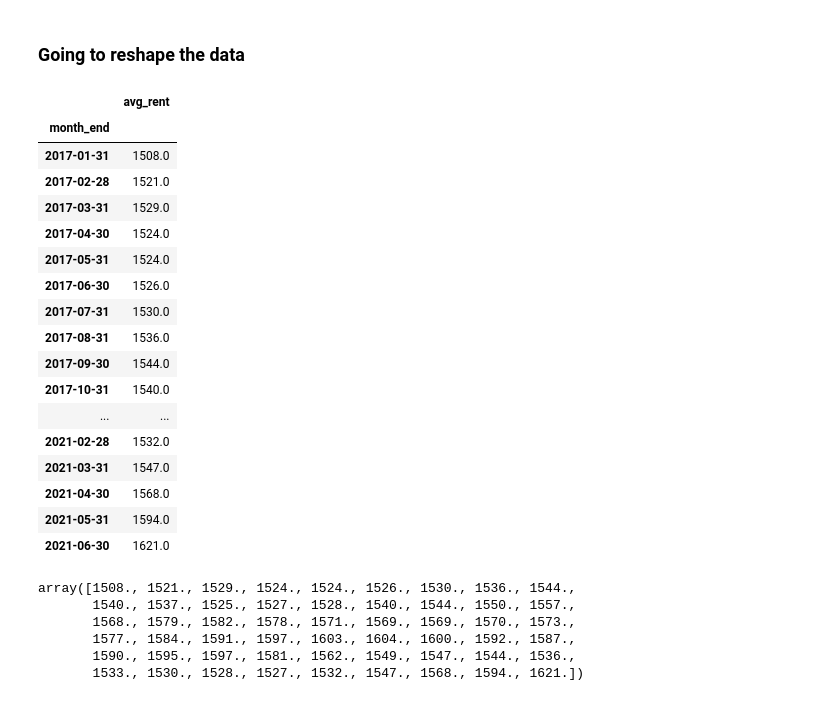
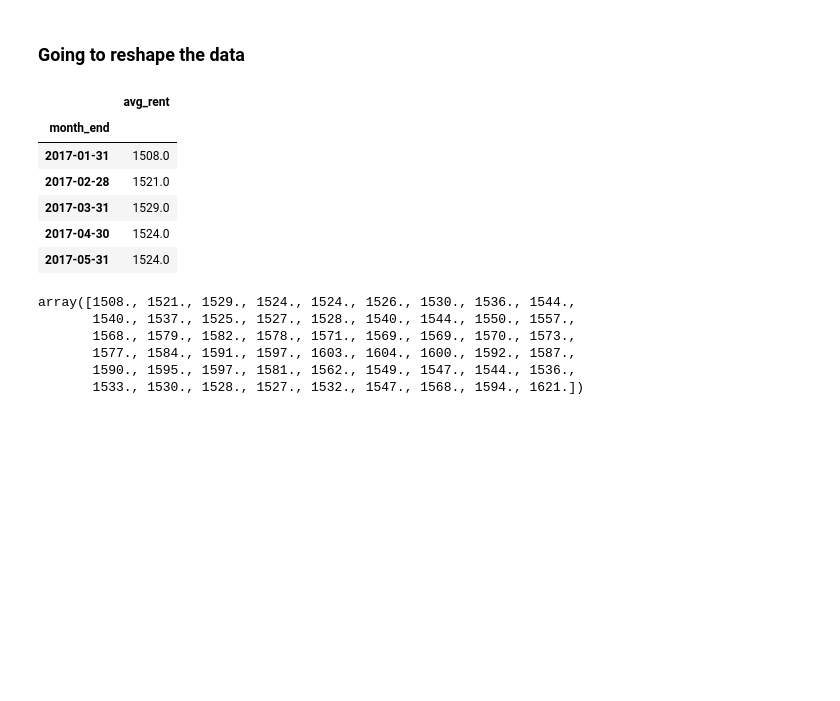
Before and after one commit to JeremyWeidner/421b_forecasting, a Jupyter notebook: arima_fit.ipynb, the cells around one changed output. Cells and saved outputs as stored; diff of their text form; code cells hidden in the pictures; blank space fills up the shorter version.

```diff
--- a/arima_fit.ipynb
+++ b/arima_fit.ipynb
@@ -39,45 +39,34 @@ record = df.loc[(df['CBSA_Name']== city_name) & (df['Bedroom_Size'] == bdrm)]
 
 record = record.T
 rename = record.columns[0]
 record = record.rename(columns={rename:'avg_rent'})
 record = record.iloc[4:]
 record['avg_rent'] = record['avg_rent'].astype(float)
 record.reset_index(inplace = True)
 record.rename(columns = {'index':'month_year'}, inplace = True)
 
 # here's a block to change the date string to end of the month datetime
 record['year'] = [x[0:4] for x in record['month_year']]
 record['month'] = [x[-2:] for x in record['month_year']]
 record['month_end'] = record['year']+ '-' + record['month']+ '-' + '01'
 record['month_end'] = pd.to_datetime(record['month_end'])
 record.set_index('month_end', inplace = True)
 record.index = record.index.to_period('M').to_timestamp('M')
 record.drop(['month_year', 'year', 'month'], axis = 1, inplace = True)
 #record.reset_index(inplace = True)
 
 # define a y variable to pass to arima model
 y = record['avg_rent'].values
 
-record
+record.head()
 # %% [output]
 |  | avg_rent |
 | month_end |  |
 | 2017-01-31 | 1508.0 |
 | 2017-02-28 | 1521.0 |
 | 2017-03-31 | 1529.0 |
 | 2017-04-30 | 1524.0 |
 | 2017-05-31 | 1524.0 |
-| 2017-06-30 | 1526.0 |
-| 2017-07-31 | 1530.0 |
-| 2017-08-31 | 1536.0 |
-| 2017-09-30 | 1544.0 |
-| 2017-10-31 | 1540.0 |
-| ... | ... |
-| 2021-02-28 | 1532.0 |
-| 2021-03-31 | 1547.0 |
-| 2021-04-30 | 1568.0 |
-| 2021-05-31 | 1594.0 |
-| 2021-06-30 | 1621.0 |
 # %%
 # and here we have our array
 y
```
Also changed, not shown: parts of 18 cells of this notebook, 1 other file.
